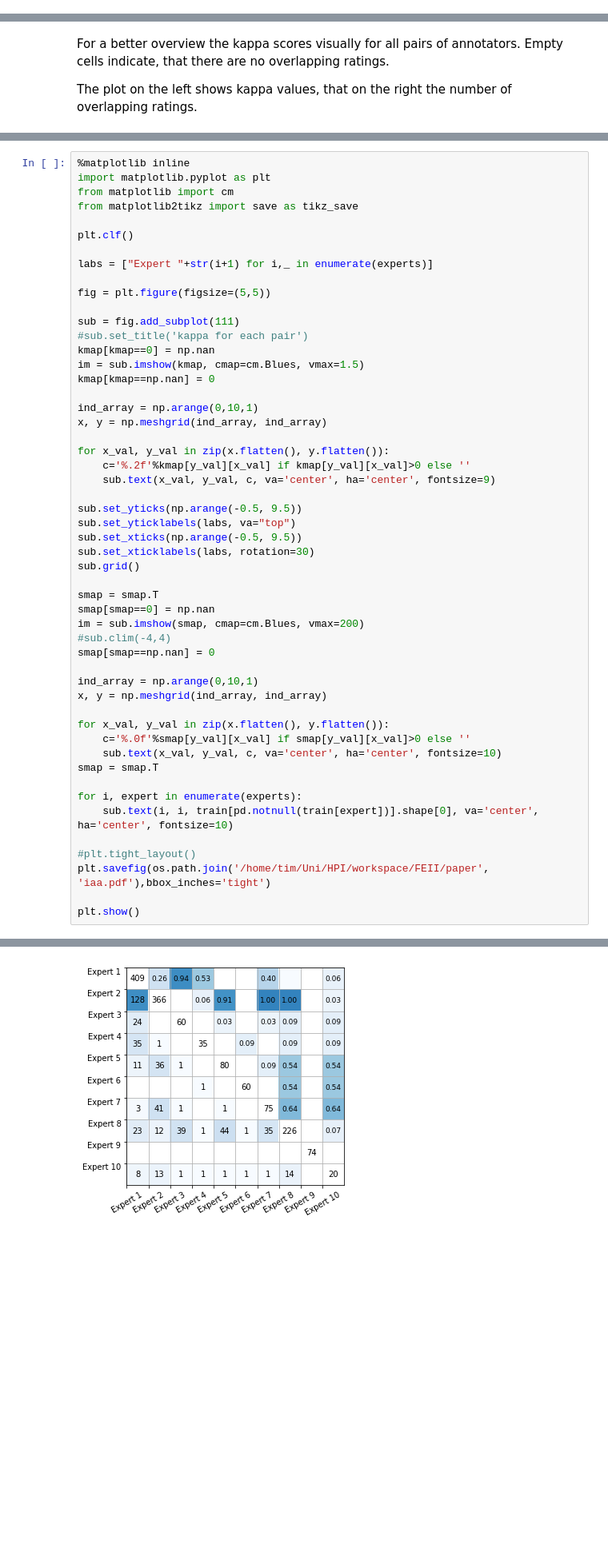
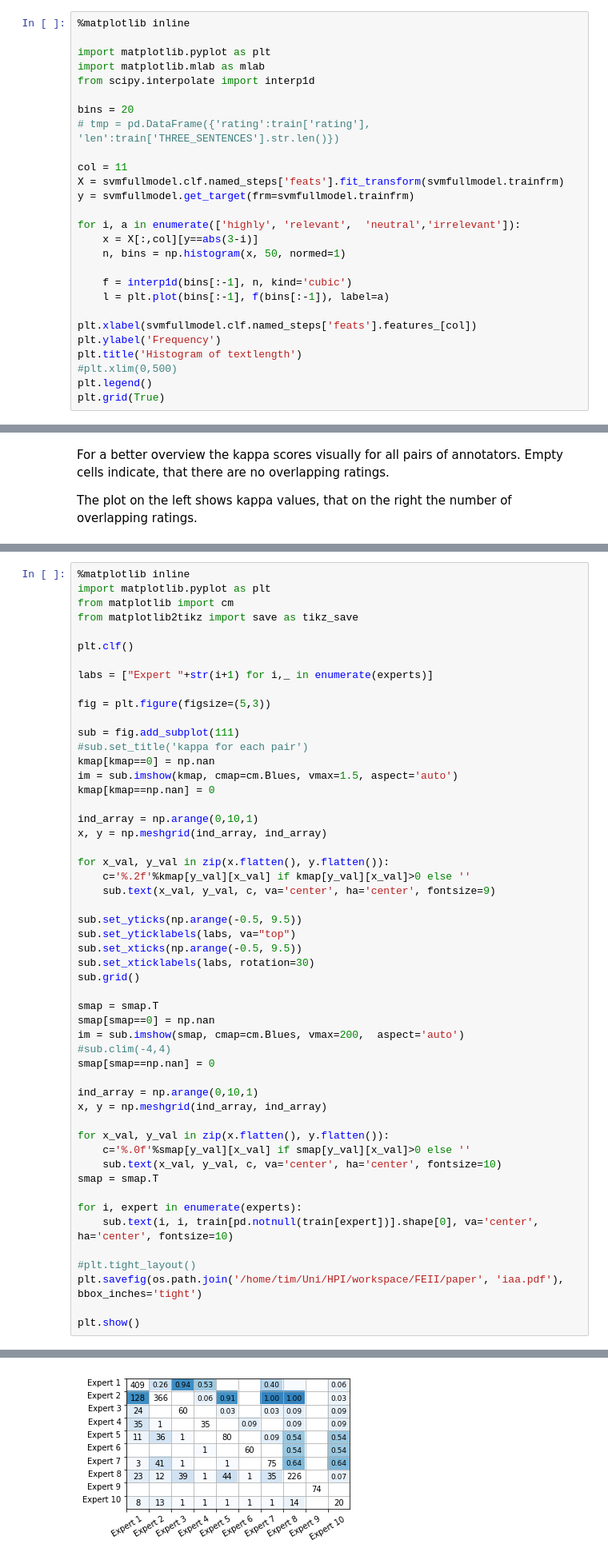
Before and after one commit to TimRepke/feiii2017, a Jupyter notebook: FEIII Challenge SVM.ipynb, the cells around one changed output, grey strips where cells are left out. Shown at 80% size. Drawn from its saved outputs; the diff is of its cells as text; blank space fills up the shorter version.

```diff
--- a/FEIII Challenge SVM.ipynb
+++ b/FEIII Challenge SVM.ipynb
@@ -2190,0 +2680,27 @@ pd.DataFrame(res).describe()
+# %%
+%matplotlib inline
+
+import matplotlib.pyplot as plt
+import matplotlib.mlab as mlab
+from scipy.interpolate import interp1d
+
+bins = 20
+# tmp = pd.DataFrame({'rating':train['rating'], 'len':train['THREE_SENTENCES'].str.len()})
+
+col = 11
+X = svmfullmodel.clf.named_steps['feats'].fit_transform(svmfullmodel.trainfrm)
+y = svmfullmodel.get_target(frm=svmfullmodel.trainfrm)
+
+for i, a in enumerate(['highly', 'relevant',  'neutral','irrelevant']):
+    x = X[:,col][y==abs(3-i)]
+    n, bins = np.histogram(x, 50, normed=1)
+
+    f = interp1d(bins[:-1], n, kind='cubic')
+    l = plt.plot(bins[:-1], f(bins[:-1]), label=a)
+
+plt.xlabel(svmfullmodel.clf.named_steps['feats'].features_[col])
+plt.ylabel('Frequency')
+plt.title('Histogram of textlength')
+#plt.xlim(0,500)
+plt.legend()
+plt.grid(True)
@@ -2375,12 +3474,12 @@ plt.clf()
 
 labs = ["Expert "+str(i+1) for i,_ in enumerate(experts)]
 
-fig = plt.figure(figsize=(5,5))
+fig = plt.figure(figsize=(5,3))
 
 sub = fig.add_subplot(111)
 #sub.set_title('kappa for each pair')
 kmap[kmap==0] = np.nan
-im = sub.imshow(kmap, cmap=cm.Blues, vmax=1.5)
+im = sub.imshow(kmap, cmap=cm.Blues, vmax=1.5, aspect='auto')
 kmap[kmap==np.nan] = 0
 
 ind_array = np.arange(0,10,1)
@@ -2390,36 +3489,36 @@ for x_val, y_val in zip(x.flatten(), y.flatten()):
     c='%.2f'%kmap[y_val][x_val] if kmap[y_val][x_val]>0 else ''
     sub.text(x_val, y_val, c, va='center', ha='center', fontsize=9)
 
 sub.set_yticks(np.arange(-0.5, 9.5))
 sub.set_yticklabels(labs, va="top")
 sub.set_xticks(np.arange(-0.5, 9.5))
 sub.set_xticklabels(labs, rotation=30)
 sub.grid()
 
 smap = smap.T
 smap[smap==0] = np.nan
-im = sub.imshow(smap, cmap=cm.Blues, vmax=200)
+im = sub.imshow(smap, cmap=cm.Blues, vmax=200,  aspect='auto')
 #sub.clim(-4,4)
 smap[smap==np.nan] = 0
 
 ind_array = np.arange(0,10,1)
 x, y = np.meshgrid(ind_array, ind_array)
 
 for x_val, y_val in zip(x.flatten(), y.flatten()):
     c='%.0f'%smap[y_val][x_val] if smap[y_val][x_val]>0 else ''
     sub.text(x_val, y_val, c, va='center', ha='center', fontsize=10)
 smap = smap.T
 
 for i, expert in enumerate(experts):
     sub.text(i, i, train[pd.notnull(train[expert])].shape[0], va='center', ha='center', fontsize=10)
 
 #plt.tight_layout()
-plt.savefig(os.path.join('/home/tim/Uni/HPI/workspace/FEII/paper', 'iaa.pdf'),bbox_inches='tight')
+plt.savefig(os.path.join('/home/tim/Uni/HPI/workspace/FEII/paper', 'iaa.pdf'), bbox_inches='tight')
 
 plt.show()
 # %% [output]
 <matplotlib.figure.Figure at 0x...>
-[figure, old version]
+[figure, new version]
 # %% [markdown]
 This small overview shows, that most tuples are only rated by one expert. ~40% of them are rated by two experts, only few from more than that.
 # %%
```
Also changed, not shown: parts of 45 cells of this notebook.
